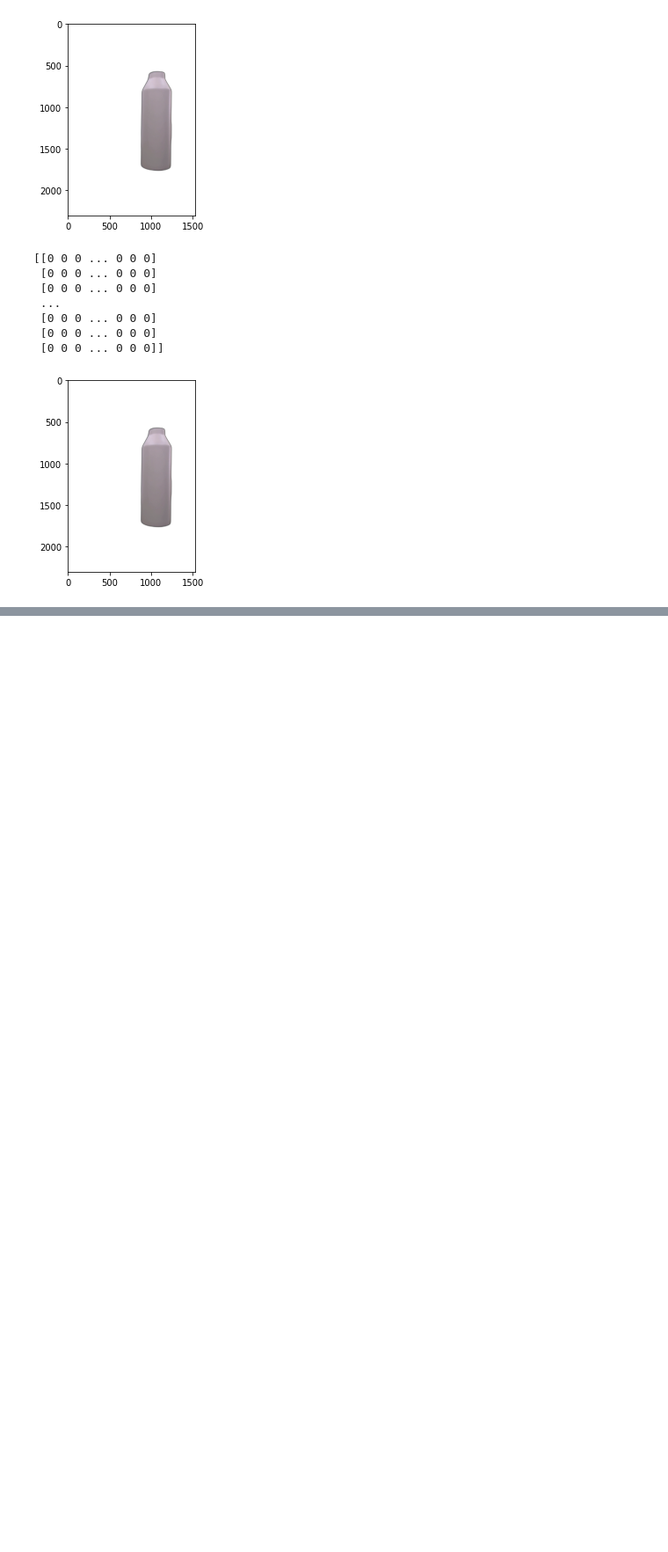
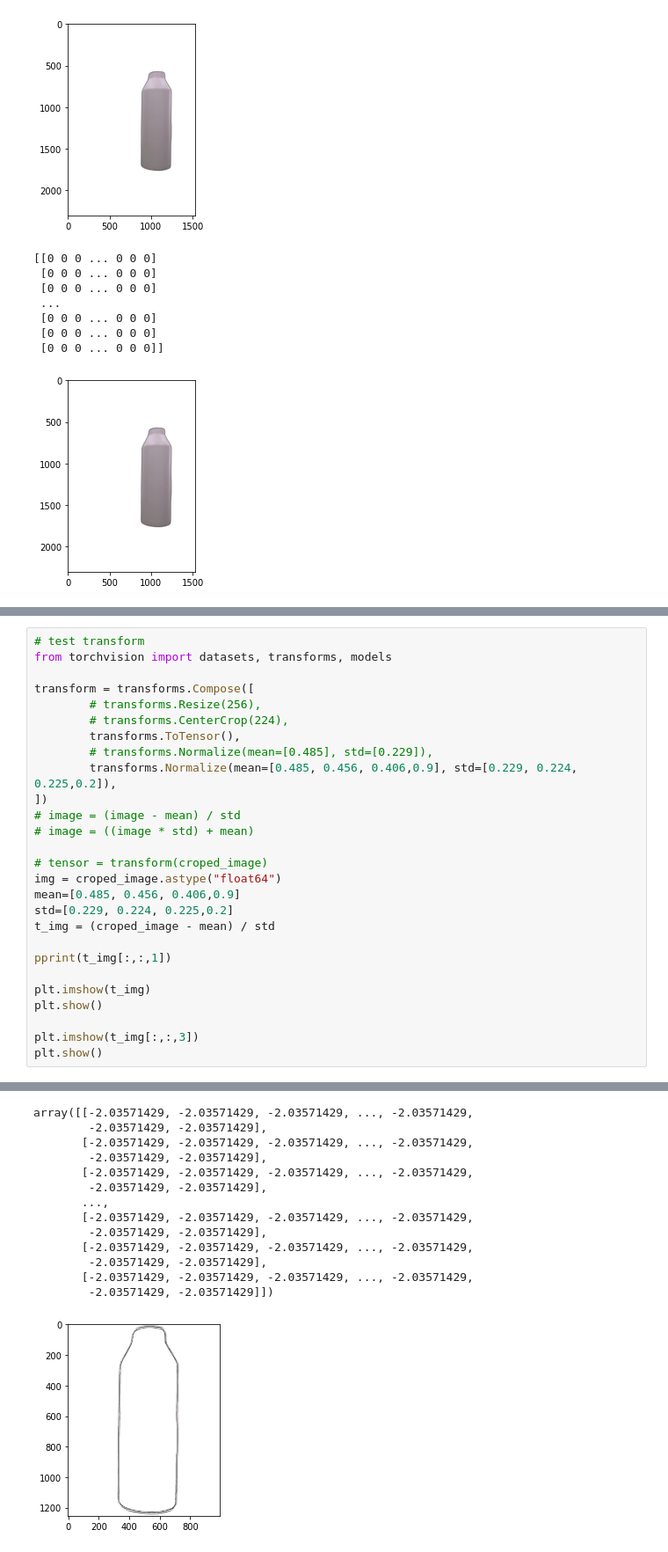
Before and after one commit to MM2021-811/ImageIdentification, a Jupyter notebook: colorspace.ipynb, the cells around one changed output, grey strips where cells are left out. Shown at 88% size. Saved outputs shown, nothing was run; the diff lists cells and outputs as text; blank space fills up the shorter version.

```diff
--- a/colorspace.ipynb
+++ b/colorspace.ipynb
@@ -361 +352,29 @@ plt.show()
 [figure]
+# %%
+# test transform
+from torchvision import datasets, transforms, models
+
+transform = transforms.Compose([
+        # transforms.Resize(256),
+        # transforms.CenterCrop(224),
+        transforms.ToTensor(),
+        # transforms.Normalize(mean=[0.485], std=[0.229]),
+        transforms.Normalize(mean=[0.485, 0.456, 0.406,0.9], std=[0.229, 0.224, 0.225,0.2]),
+])
+# image = (image - mean) / std
+# image = ((image * std) + mean)
+
+# tensor = transform(croped_image)
+img = croped_image.astype("float64")
+mean=[0.485, 0.456, 0.406,0.9]
+std=[0.229, 0.224, 0.225,0.2]
+t_img = (croped_image - mean) / std
+
+pprint(t_img[:,:,1])
+
+plt.imshow(t_img)
+plt.show()
+
+plt.imshow(t_img[:,:,3])
+plt.show()
+# %% [output]
@@ -361,0 +382,14 @@ plt.show()
+array([[-2.03571429, -2.03571429, -2.03571429, ..., -2.03571429,
+        -2.03571429, -2.03571429],
+       [-2.03571429, -2.03571429, -2.03571429, ..., -2.03571429,
+        -2.03571429, -2.03571429],
+       [-2.03571429, -2.03571429, -2.03571429, ..., -2.03571429,
+        -2.03571429, -2.03571429],
+       ...,
+       [-2.03571429, -2.03571429, -2.03571429, ..., -2.03571429,
+        -2.03571429, -2.03571429],
+       [-2.03571429, -2.03571429, -2.03571429, ..., -2.03571429,
+        -2.03571429, -2.03571429],
+       [-2.03571429, -2.03571429, -2.03571429, ..., -2.03571429,
+        -2.03571429, -2.03571429]])
+[figure, added]
```
Also changed, not shown: parts of 2 cells of this notebook, 2 other files.
